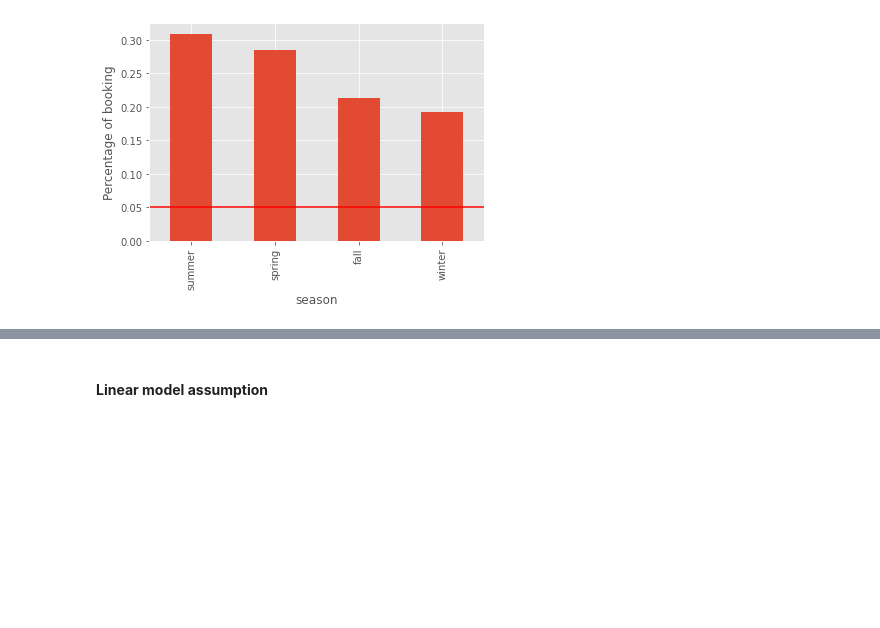
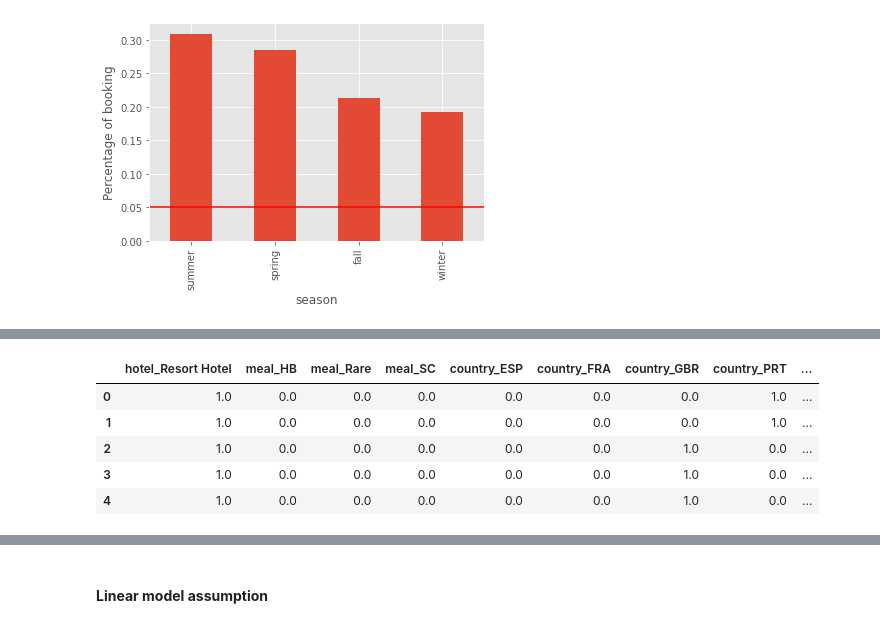
Before and after one commit to dajebbar/zoomcampML, a Jupyter notebook: midTermproject/scram_nb.ipynb, the cells around one changed output, grey strips where cells are left out. Drawn from its saved outputs; the diff is of its cells as text; code cells hidden in the pictures; blank space fills up the shorter version.

```diff
--- a/midTermproject/scram_nb.ipynb
+++ b/midTermproject/scram_nb.ipynb
@@ -1075,0 +1086,11 @@ for col in categorical:
+# %%
+from feature_engine.encoding import RareLabelEncoder
+
+# Rare value encoder
+rare_encoder = RareLabelEncoder(
+    tol=0.05,  # minimal percentage to be considered non-rare
+    n_categories=3, # minimal number of categories the variable should have to re-cgroup rare categories
+    variables=cat_rare # variables to re-group
+)
+# %%
+rare_encoder.fit(df_train[cat_rare])
@@ -1075,0 +1126,3 @@ for col in categorical:
+# %%
+df_train[cat_rare] = rare_encoder.transform(df_train[cat_rare])
+df_test[cat_rare] = rare_encoder.transform(df_test[cat_rare])
@@ -1075,0 +1143,23 @@ for col in categorical:
+# %%
+# for one hot encoding with sklearn
+from sklearn.preprocessing import OneHotEncoder
+
+encoder = OneHotEncoder(
+    categories='auto',
+    drop='first',
+    sparse=False,
+    handle_unknown='error'
+)
+encoder.fit(df_train[categorical])
+
+# create dataframes special for linear models
+df_train_ohe = df_train.copy()
+df_test_ohe = df_test.copy()
+
+tmp_train = encoder.transform(df_train[categorical])
+tmp_train = pd.DataFrame(tmp_train)
+tmp_train.columns = encoder.get_feature_names_out()
+
+tmp_test = encoder.transform(df_test[categorical])
+tmp_test = pd.DataFrame(tmp_test)
+tmp_test.columns = encoder.get_feature_names_out()
@@ -1075,0 +1183,9 @@ for col in categorical:
+# %%
+tmp_train.head()
+# %% [output]
+|  | hotel_Resort Hotel | meal_HB | meal_Rare | meal_SC | country_ESP | country_FRA | country_GBR | country_PRT | ... |
+| 0 | 1.0 | 0.0 | 0.0 | 0.0 | 0.0 | 0.0 | 0.0 | 1.0 | ... |
+| 1 | 1.0 | 0.0 | 0.0 | 0.0 | 0.0 | 0.0 | 0.0 | 1.0 | ... |
+| 2 | 1.0 | 0.0 | 0.0 | 0.0 | 0.0 | 0.0 | 1.0 | 0.0 | ... |
+| 3 | 1.0 | 0.0 | 0.0 | 0.0 | 0.0 | 0.0 | 1.0 | 0.0 | ... |
+| 4 | 1.0 | 0.0 | 0.0 | 0.0 | 0.0 | 0.0 | 1.0 | 0.0 | ... |
```
Also changed, not shown: parts of 17 cells of this notebook.
